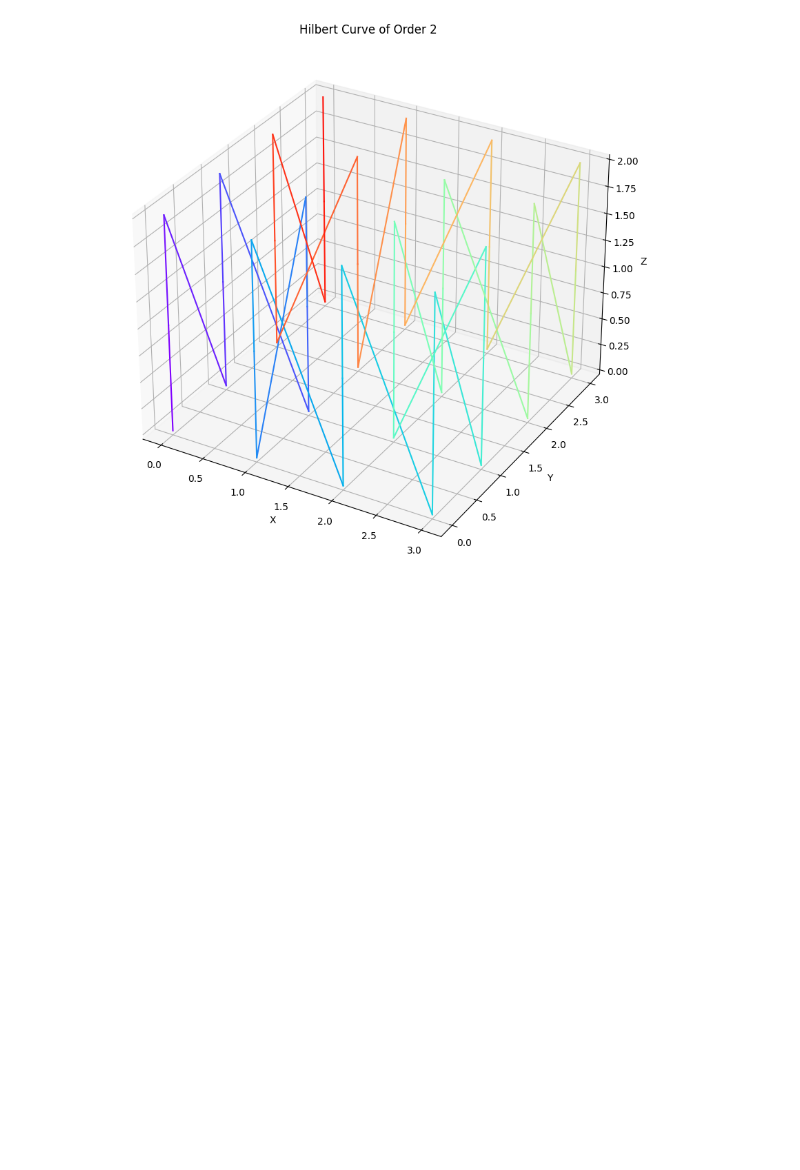
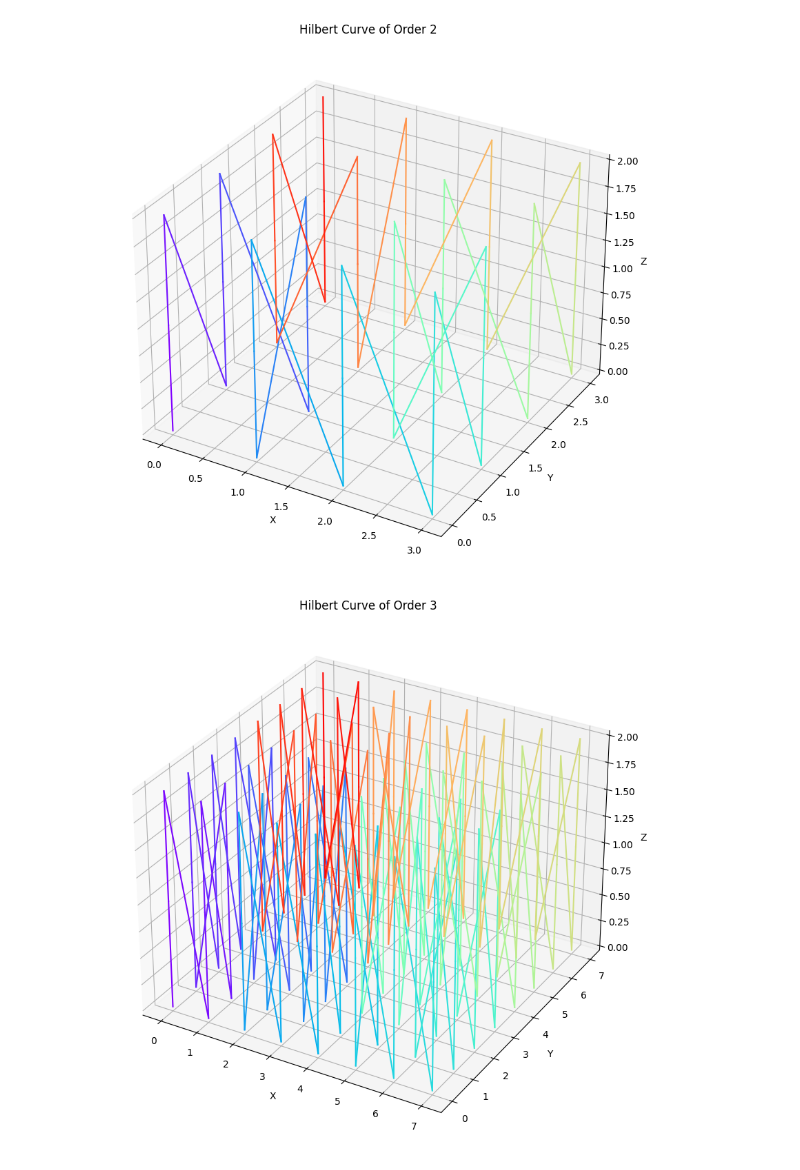
Before and after one commit to Zhgma/LION, a Jupyter notebook: tools/hilbert_curves/plot_hilbert_curve.ipynb, the cells around one changed output. Saved outputs shown, nothing was run; the diff lists cells and outputs as text; code cells hidden in the pictures; blank space fills up the shorter version.

```diff
--- a/tools/hilbert_curves/plot_hilbert_curve.ipynb
+++ b/tools/hilbert_curves/plot_hilbert_curve.ipynb
@@ -54,38 +56,40 @@ def plot_hilbert_curve_3d(order, z_dim = 3):
         order (int): 曲线的阶数。
     """
     # 加载Hilbert曲线的张量
-    curve_tensor = torch.load(f'../../data/hilbert/hilbert_curve_rank_{order}.pth').cpu()
+    curve_tensor = torch.load(f'../../data/hilbert/hilbert_curve_order_{order}.pth').cpu()
     # curve_tensor = rotate90(curve_tensor, order)
     dim = 2 ** order
     # 提取坐标
     coords = np.array([[x, y, z] for x in range(dim) for y in range(dim) for z in range(z_dim)])
     x = coords[:, 0]
     y = coords[:, 1]
     z = coords[:, 2]
     flat_coords = y * dim + x
     hil_inds = (curve_tensor[flat_coords] * z_dim + z).long()
     inds_curt_to_next = torch.argsort(hil_inds)
     x_coords = x[inds_curt_to_next]
     y_coords = y[inds_curt_to_next]
     z_coords = z[inds_curt_to_next]
 
     # 生成颜色映射
     colors = plt.cm.rainbow(np.linspace(0, 1, len(x_coords)))
 
     # 绘制三维Hilbert曲线
     fig = plt.figure(figsize=(10, 10))
     ax = fig.add_subplot(111, projection='3d')
     for i in range(len(x_coords) - 1):
         ax.plot(x_coords[i:i+2], y_coords[i:i+2], z_coords[i:i+2], color=colors[i])
     ax.set_title(f'Hilbert Curve of Order {order}')
     ax.set_xlabel('X')
     ax.set_ylabel('Y')
     ax.set_zlabel('Z')
     plt.show()
 
 plot_hilbert_curve_3d(2)
+plot_hilbert_curve_3d(3)
 # %% [output]
 [figure]
+[figure, added]
 # %%
 def plot_hilbert_curve_es(order):
     """
```
Also changed, not shown: parts of 3 cells of this notebook, 7 other files.
